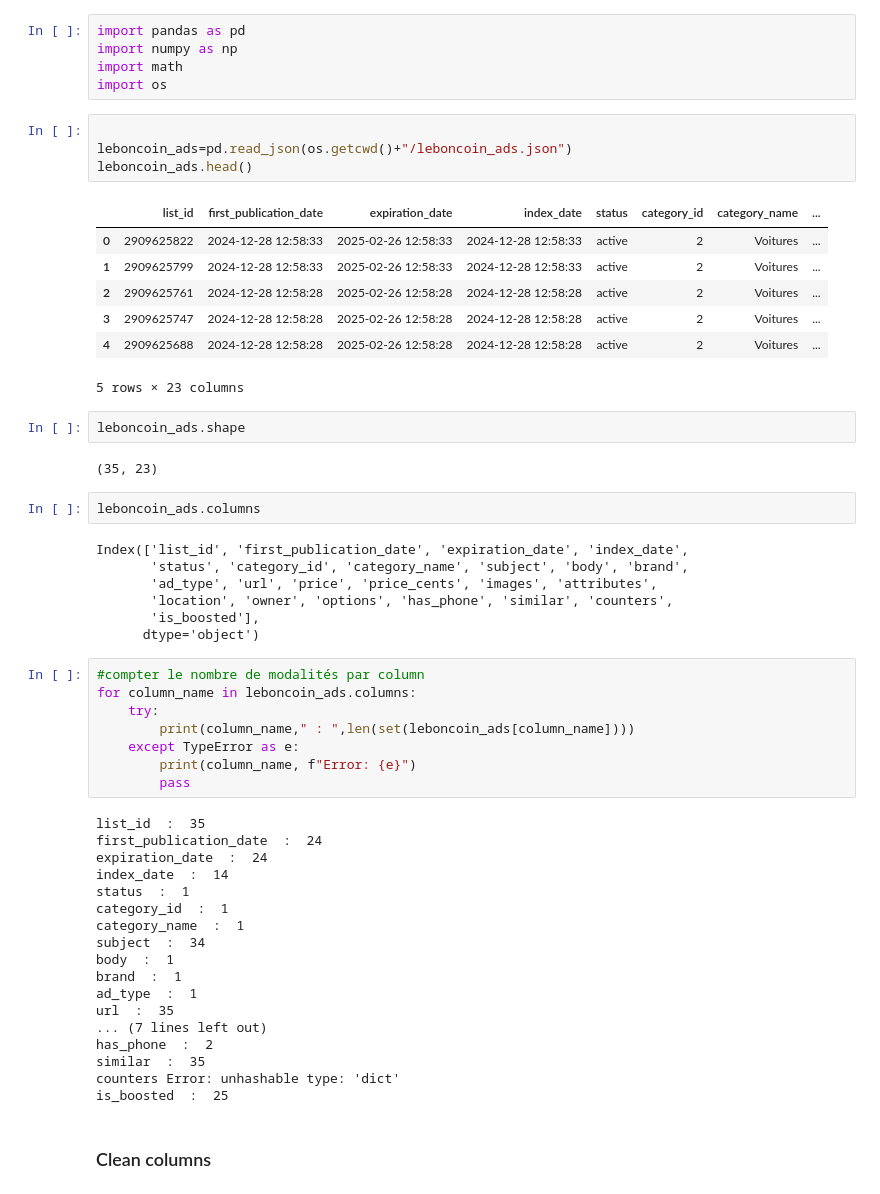
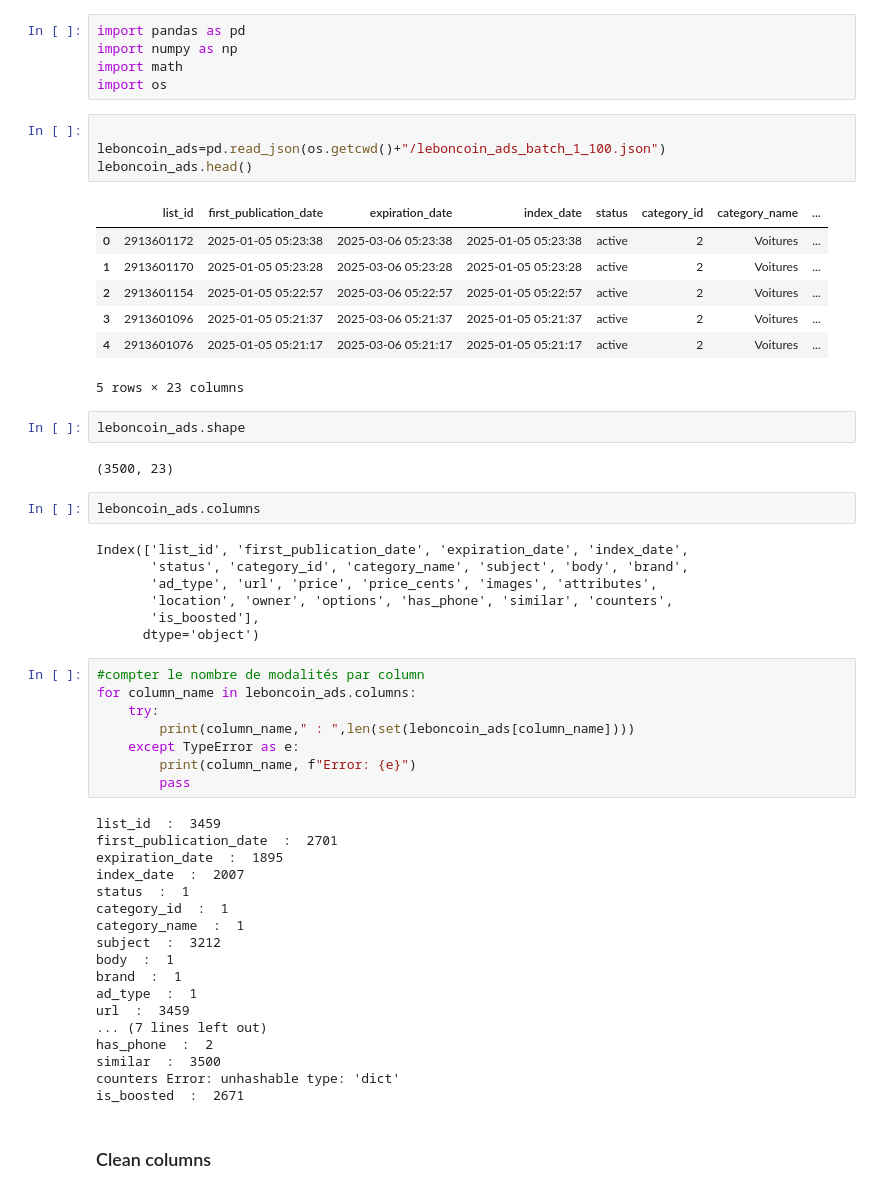
Before and after one commit to the-demby/Leboncoin_Predicting_Price, a Jupyter notebook: leboncoin.ipynb, the cells around one changed output. Saved outputs shown, nothing was run; the diff lists cells and outputs as text.

```diff
--- a/leboncoin.ipynb
+++ b/leboncoin.ipynb
@@ -9,20 +9,20 @@ import math
 import os
 # %%
 
-leboncoin_ads=pd.read_json(os.getcwd()+"/leboncoin_ads.json")
+leboncoin_ads=pd.read_json(os.getcwd()+"/leboncoin_ads_batch_1_100.json")
 leboncoin_ads.head()
 # %% [output]
 |  | list_id | first_publication_date | expiration_date | index_date | status | category_id | category_name | ... |
-| 0 | 2909625822 | 2024-12-28 12:58:33 | 2025-02-26 12:58:33 | 2024-12-28 12:58:33 | active | 2 | Voitures | ... |
-| 1 | 2909625799 | 2024-12-28 12:58:33 | 2025-02-26 12:58:33 | 2024-12-28 12:58:33 | active | 2 | Voitures | ... |
-| 2 | 2909625761 | 2024-12-28 12:58:28 | 2025-02-26 12:58:28 | 2024-12-28 12:58:28 | active | 2 | Voitures | ... |
-| 3 | 2909625747 | 2024-12-28 12:58:28 | 2025-02-26 12:58:28 | 2024-12-28 12:58:28 | active | 2 | Voitures | ... |
-| 4 | 2909625688 | 2024-12-28 12:58:28 | 2025-02-26 12:58:28 | 2024-12-28 12:58:28 | active | 2 | Voitures | ... |
+| 0 | 2913601172 | 2025-01-05 05:23:38 | 2025-03-06 05:23:38 | 2025-01-05 05:23:38 | active | 2 | Voitures | ... |
+| 1 | 2913601170 | 2025-01-05 05:23:28 | 2025-03-06 05:23:28 | 2025-01-05 05:23:28 | active | 2 | Voitures | ... |
+| 2 | 2913601154 | 2025-01-05 05:22:57 | 2025-03-06 05:22:57 | 2025-01-05 05:22:57 | active | 2 | Voitures | ... |
+| 3 | 2913601096 | 2025-01-05 05:21:37 | 2025-03-06 05:21:37 | 2025-01-05 05:21:37 | active | 2 | Voitures | ... |
+| 4 | 2913601076 | 2025-01-05 05:21:17 | 2025-03-06 05:21:17 | 2025-01-05 05:21:17 | active | 2 | Voitures | ... |
 5 rows × 23 columns
 # %%
 leboncoin_ads.shape
 # %% [output]
-(35, 23)
+(3500, 23)
 # %%
 leboncoin_ads.columns
 # %% [output]
@@ -41,23 +41,23 @@ for column_name in leboncoin_ads.columns:
         print(column_name, f"Error: {e}")
         pass
 # %% [output]
-list_id  :  35
-first_publication_date  :  24
-expiration_date  :  24
-index_date  :  14
+list_id  :  3459
+first_publication_date  :  2701
+expiration_date  :  1895
+index_date  :  2007
 status  :  1
 category_id  :  1
 category_name  :  1
-subject  :  34
+subject  :  3212
 body  :  1
 brand  :  1
 ad_type  :  1
-url  :  35
+url  :  3459
 ... (7 lines left out)
 has_phone  :  2
-similar  :  35
+similar  :  3500
 counters Error: unhashable type: 'dict'
-is_boosted  :  25
+is_boosted  :  2671
 # %% [markdown]
 ### Clean columns
 # %% [markdown]
```
Also changed, not shown: parts of 18 cells of this notebook.
